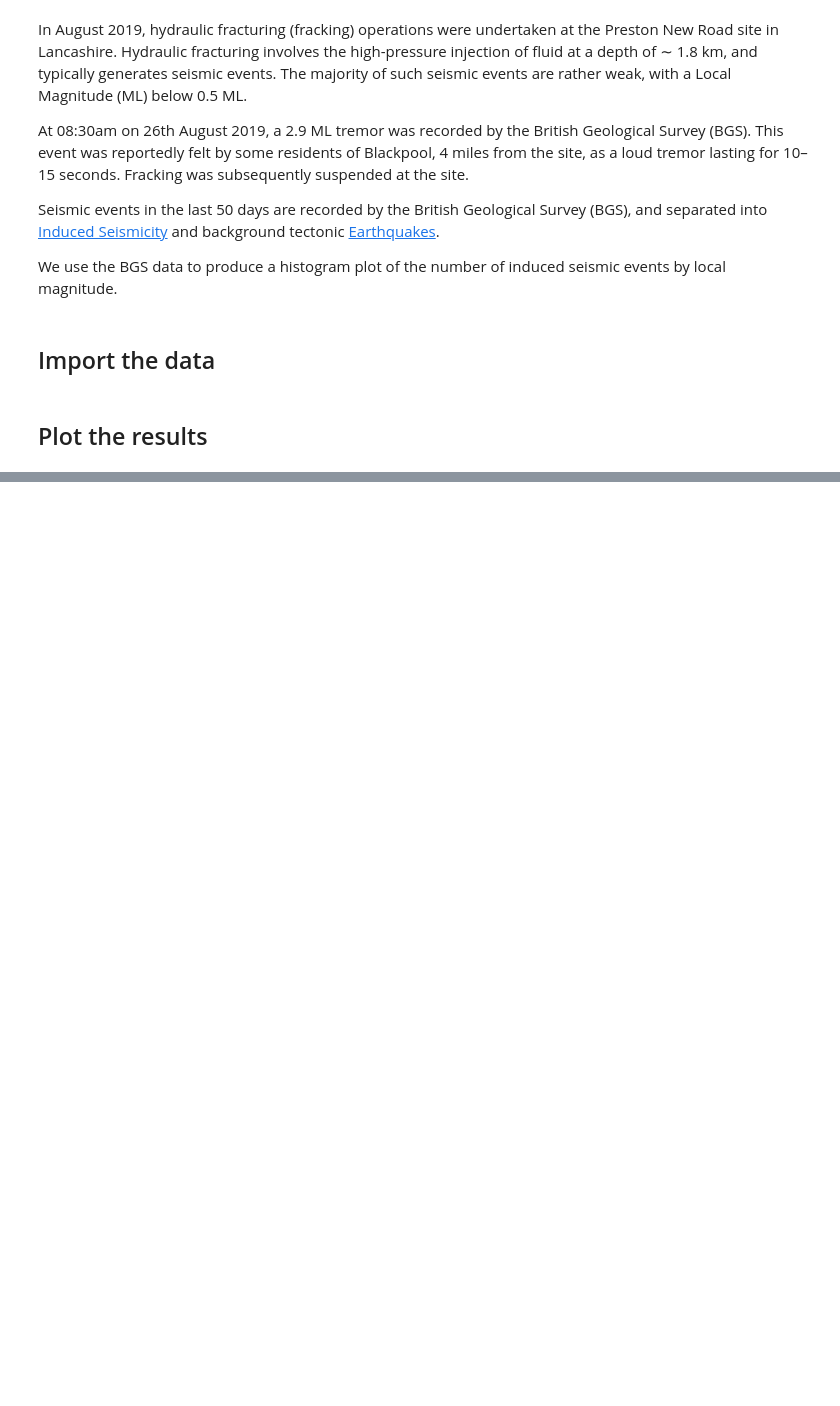
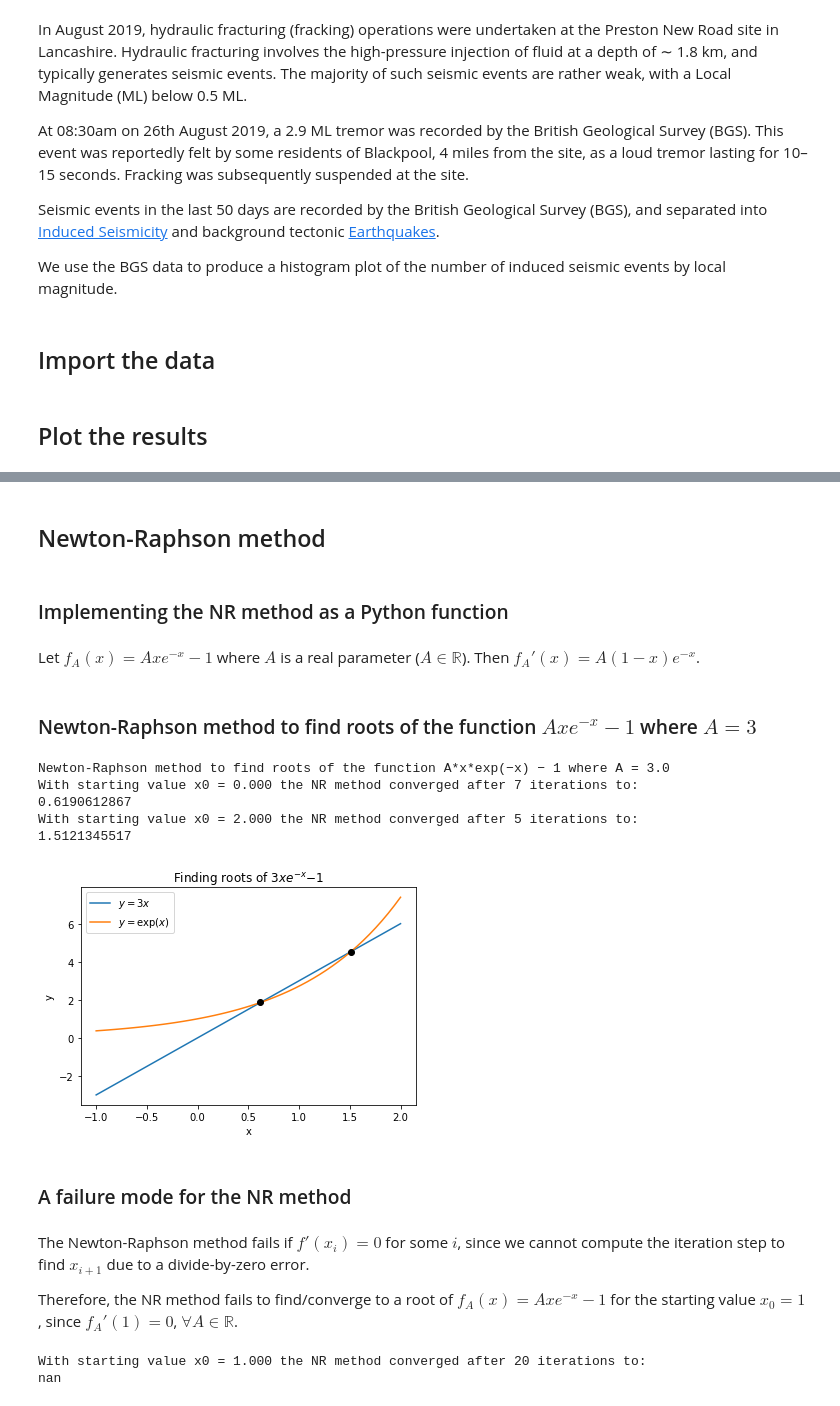
Before and after one commit to edwardmpearce/mas212, a Jupyter notebook: lab_class_1.ipynb, the cells around one changed output, grey strips where cells are left out. Cells and saved outputs as stored; diff of their text form; code cells hidden in the pictures; blank space fills up the shorter version.

Commit message:
Add section on the Newton-Raphson method and fractals

```diff
--- a/lab_class_1.ipynb
+++ b/lab_class_1.ipynb
@@ -167,0 +196,6 @@ ax.set(xlabel='Local Magnitude (ML)',
+# %% [markdown]
+## Newton-Raphson method
+# %% [markdown]
+### Implementing the NR method as a Python function
+# %% [markdown]
+Let $f_{A}(x) = Axe^{−x} − 1$ where $A$ is a real parameter ($A\in\mathbb{R}$). Then $f_{A}'(x) = A(1-x)e^{−x}$.
@@ -167,0 +259,40 @@ ax.set(xlabel='Local Magnitude (ML)',
+# %% [markdown]
+### Newton-Raphson method to find roots of the function $Axe^{−x} − 1$ where $A = 3$
+# %%
+# Produce nicely-formatted output.
+f3, f3prime = make_f_A(A=3), make_f_Aprime(A=3)
+print("Newton-Raphson method to find roots of the function A*x*exp(−x) − 1 where A = 3.0")
+for x0 in [0.0, 2.0]:
+    print(NRmethod_results(f3, f3prime, x0))
+
+# Plot the graphs of Ax and exp(x). Where these graphs meet give the roots for our function.
+fig = plt.figure()
+ax = fig.gca()
+
+x = np.linspace(-1, 2, endpoint=True)
+# ax.hlines(0, -1, 2)
+ax.plot(x, 3*x, label=r"$y=3x$")
+ax.plot(x, np.exp(x), label=r"$y=\exp(x)$")
+# ax.plot(x, f3(x), label=r"$y=3xe^{−x} − 1$")
+ax.plot([0.6190612867, 1.5121345517], [3*0.6190612867, 3*1.5121345517], 'ko')
+ax.set(xlabel="x", ylabel="y", title=r"Finding roots of $3xe^{−x} − 1$")
+ax.legend()
+plt.show()
+# %% [output]
+Newton-Raphson method to find roots of the function A*x*exp(−x) − 1 where A = 3.0
+With starting value x0 = 0.000 the NR method converged after 7 iterations to:
+0.6190612867
+With starting value x0 = 2.000 the NR method converged after 5 iterations to:
+1.5121345517
+[figure, added]
+# %% [markdown]
+### A failure mode for the NR method
+# %% [markdown]
+The Newton-Raphson method fails if $f'(x_{i})=0$ for some $i$, since we cannot compute the iteration step to find $x_{i+1}$ due to a divide-by-zero error.
+
+Therefore, the NR method fails to find/converge to a root of $f_{A}(x) = Axe^{−x} − 1$ for the starting value $x_{0}=1$, since $f_{A}'(1) = 0$, $\forall A\in\mathbb{R}$.
+# %%
+print(NRmethod_results(f3, f3prime, 1.0))
+# %% [output]
+With starting value x0 = 1.000 the NR method converged after 20 iterations to:
+nan
```
Also changed, not shown: parts of 32 cells of this notebook.
